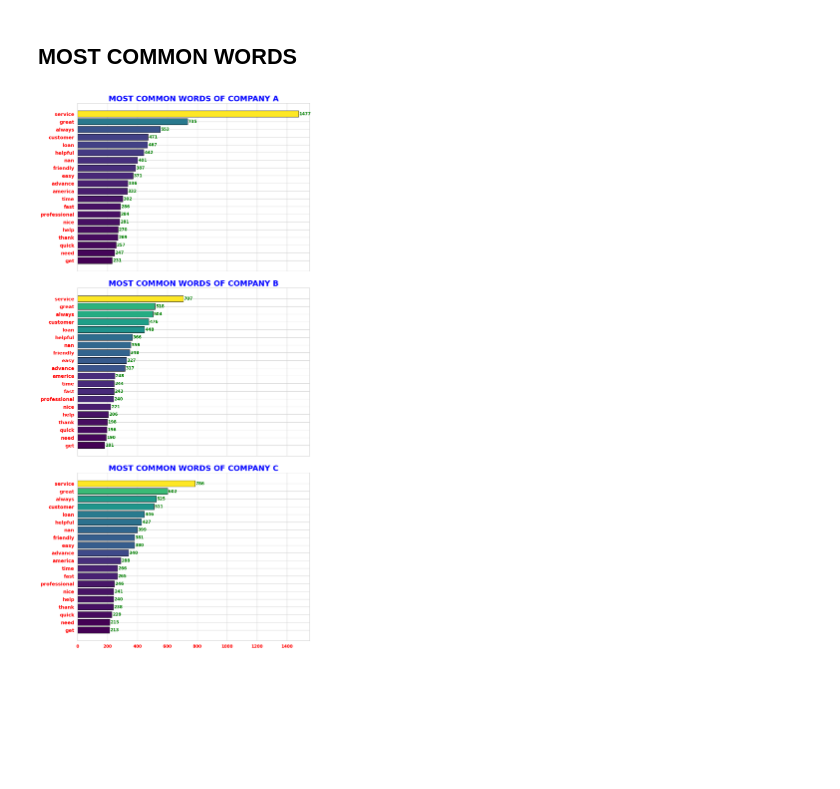
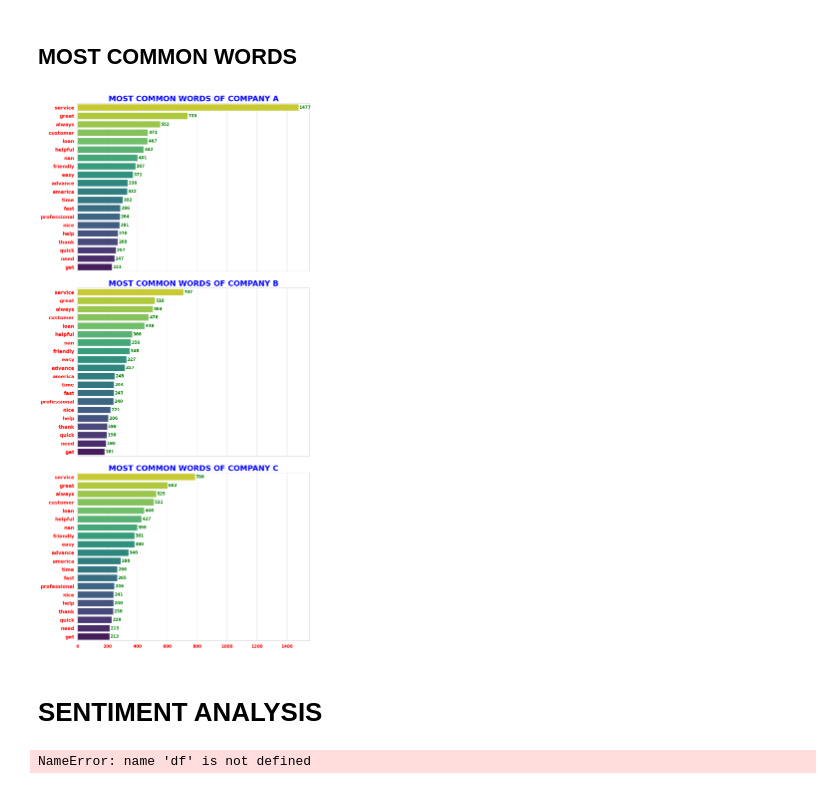
Before and after one commit to arifaygun/CustomerEye, a Jupyter notebook: Company_Reviews(Master2).ipynb, the cells around one changed output. Cells and saved outputs as stored; diff of their text form; code cells hidden in the pictures; blank space fills up the shorter version.

```diff
--- a/Company_Reviews(Master2).ipynb
+++ b/Company_Reviews(Master2).ipynb
@@ -245,10 +257,6 @@ plt.show()
 # %% [markdown]
 ## MOST COMMON WORDS
 # %%
-from collections import Counter
-import matplotlib.pyplot as plt
-from matplotlib import cm
-
 # Function to calculate word counts, display the top 30 words, and create a bar chart with gradient colors
 def calculate_display_and_chart_word_counts(data, title, ax, top_n=20):
     # Concatenate and split the text, handling NaN values
@@ -264,21 +272,18 @@ def calculate_display_and_chart_word_counts(data, title, ax, top_n=20):
     word_counts_df = pd.DataFrame(list(sorted_word_counts.items()), columns=['Word', 'Count'])
 
     # Create a horizontal bar chart with gradient colors for the top 30 words
-    top_words = list(sorted_word_counts.keys())[:top_n]
-    top_word_counts = list(sorted_word_counts.values())[:top_n]
+    top_words = list(sorted_word_counts.keys())[:top_n][::-1]  # Reverse the order
+    top_word_counts = list(sorted_word_counts.values())[:top_n][::-1]  # Reverse the order
 
     # Create a color map with gradient colors
-    color_map = cm.get_cmap('viridis')
-
-    # Normalize values for gradient colors
-    norm = plt.Normalize(min(top_word_counts), max(top_word_counts))
+    color_map = sns.color_palette("viridis", n_colors=top_n)
 
     # Add spacing between bars by adjusting the width
     bar_width = 0.8
-    bars = ax.barh(top_words, top_word_counts, color=color_map(norm(top_word_counts)), edgecolor='black', height=bar_width)
+    bars = sns.barplot(x=top_word_counts, y=top_words, palette=color_map, order=top_words, ax=ax)
 
     # Add data values on each bar with custom font size, weight, and color
-    for bar, count in zip(bars, top_word_counts):
+    for bar, count in zip(bars.patches, top_word_counts):
         ax.text(bar.get_width() + 5, bar.get_y() + bar_width / 2, str(count),
                 va='center', fontsize=12, fontweight='bold', color='green')
 
@@ -292,31 +297,37 @@ def calculate_display_and_chart_word_counts(data, title, ax, top_n=20):
     ax.tick_params(axis='both', which='major', labelsize=12, color='red', width=4, length=6)
     ax.xaxis.label.set_size(12)
     ax.yaxis.label.set_size(12)
 
 # Create subplots for the three DataFrames in a single column with three rows, add more gap between subplots
 fig, axs = plt.subplots(3, 1, figsize=(12, 28), sharex=True, gridspec_kw={'hspace': 0.1})
 
 # Apply the function to your DataFrames with subplots
 calculate_display_and_chart_word_counts(df1['Cleaned_Reviews'], 'COMPANY A', axs[0])
 calculate_display_and_chart_word_counts(df2['Cleaned_Reviews'], 'COMPANY B', axs[1])
 calculate_display_and_chart_word_counts(df3['Cleaned_Reviews'], 'COMPANY C', axs[2])
 
 # Set yticks and format for all subplots to ensure consistency
 yticks = axs[2].get_yticks()
 yticklabels = axs[2].get_yticklabels()
 for ax in axs:
     ax.set_yticks(yticks)
     ax.set_yticklabels(yticklabels, fontsize=14, color='red', weight='bold')
 
 # Customize xticks for all subplots
 for ax in axs:
     ax.tick_params(axis='x', which='major', labelsize=12, color='red', width=4, length=6)
 
 # Customize xticks for the entire figure
 plt.xticks(fontsize=12, color='red', weight='bold')
 
 # Show the subplots
 plt.tight_layout()
 plt.show()
 # %% [output]
-[figure, old version]
+[figure, new version]
+# %% [markdown]
+# SENTIMENT ANALYSIS
+# %%
+df.head()
+# %% [output]
+NameError: name 'df' is not defined
```
Also changed, not shown: parts of 10 cells of this notebook.
